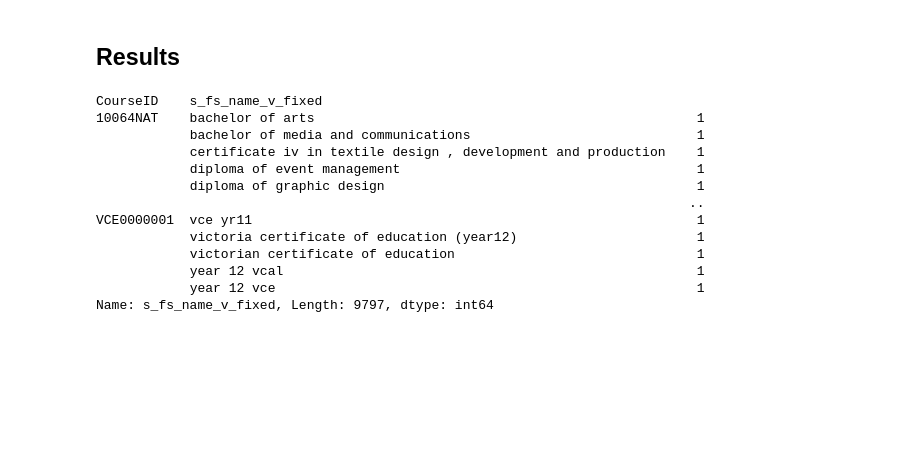
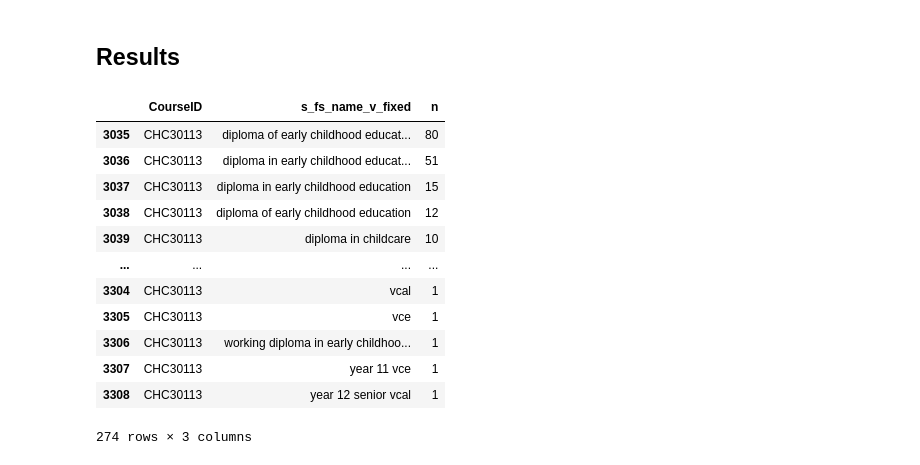
Before and after one commit to RTO-Performance-Indicators/survey_analytics, a Jupyter notebook: notebooks/further study.ipynb, the cells around one changed output. Drawn from its saved outputs; the diff is of its cells as text; code cells hidden in the pictures; blank space fills up the shorter version.

```diff
--- a/notebooks/further study.ipynb
+++ b/notebooks/further study.ipynb
@@ -611,3 +611,13 @@ def add_dip_details(row):
         return(row['level_description'] + " of " + row['s_fs_name_v_fixed'])
     else:
         return(row['s_fs_name_v_fixed'])
+
+def diploma_of(string):
+    string = re.sub(r'(diploma) in ([a-z]*)' , r'\1 of \2', string = string)
+    return(string)
+
+def certificate_in(string):
+    string = re.sub(r'(certificate [a-z]*) of ([a-z]*)' , r'\1 in \2', string = string)
+    return(string)
+
+certificate_in('certificate 3 of x')
@@ -646,12 +658,14 @@ def fix_fs_name_v(dataframe, id = 'SurveyResponseID', col = 's_fs_name_v'):
 
     # Flag whether qualification information is already in the fixed string
     # df_fixed['level_description'] = df_fixed['level_description'].astype('string')
-    # df_fixed['s_fs_name_v_fixed'] = df_fixed['s_fs_name_v_fixed'].astype('string')
+    df_fixed['s_fs_name_v_fixed'] = df_fixed['s_fs_name_v_fixed'].astype('string')
     df_fixed['level_desc_in_fixed'] = df_fixed.apply(lambda x: x.level_description in x.s_fs_name_v_fixed, axis = 1)
 
     # Add certificate and diploma info
     df_fixed['s_fs_name_v_fixed'] = df_fixed.apply(lambda x: add_cert_details(x), axis = 1)
     df_fixed['s_fs_name_v_fixed'] = df_fixed.apply(lambda x: add_dip_details(x), axis = 1)
+    df_fixed['s_fs_name_v_fixed'] = df_fixed.apply(lambda x: diploma_of(x), axis = 1)
+    df_fixed['s_fs_name_v_fixed'] = df_fixed.apply(lambda x: certificate_in(x), axis = 1)
 
     return(df_fixed)
 # %% [markdown]
@@ -679,18 +681,19 @@ temp
 # %% [markdown]
 ## Results
-# %%
-temp.groupby('CourseID')['s_fs_name_v_fixed'].value_counts()
-# %% [output]
-CourseID    s_fs_name_v_fixed
-10064NAT    bachelor of arts                                                 1
-            bachelor of media and communications                             1
-            certificate iv in textile design , development and production    1
-            diploma of event management                                      1
-            diploma of graphic design                                        1
-                                                                            ..
-VCE0000001  vce yr11                                                         1
-            victoria certificate of education (year12)                       1
-            victorian certificate of education                               1
-            year 12 vcal                                                     1
-            year 12 vce                                                      1
-Name: s_fs_name_v_fixed, Length: 9797, dtype: int64
+# %%
+course_fs = temp.groupby('CourseID')['s_fs_name_v_fixed'].value_counts().reset_index(name = 'n')
+course_fs[course_fs['CourseID'] == "CHC30113"]
+# %% [output]
+|  | CourseID | s_fs_name_v_fixed | n |
+| 3035 | CHC30113 | diploma of early childhood educat... | 80 |
+| 3036 | CHC30113 | diploma in early childhood educat... | 51 |
+| 3037 | CHC30113 | diploma in early childhood education | 15 |
+| 3038 | CHC30113 | diploma of early childhood education | 12 |
+| 3039 | CHC30113 | diploma in childcare | 10 |
+| ... | ... | ... | ... |
+| 3304 | CHC30113 | vcal | 1 |
+| 3305 | CHC30113 | vce | 1 |
+| 3306 | CHC30113 | working diploma in early childhoo... | 1 |
+| 3307 | CHC30113 | year 11 vce | 1 |
+| 3308 | CHC30113 | year 12 senior vcal | 1 |
+274 rows × 3 columns
```
Also changed, not shown: parts of 2 cells of this notebook, 1 other file.
